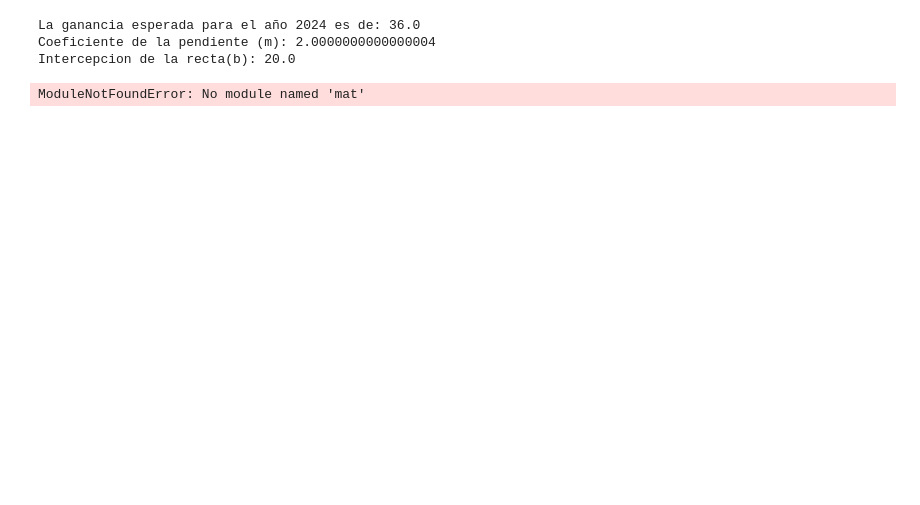
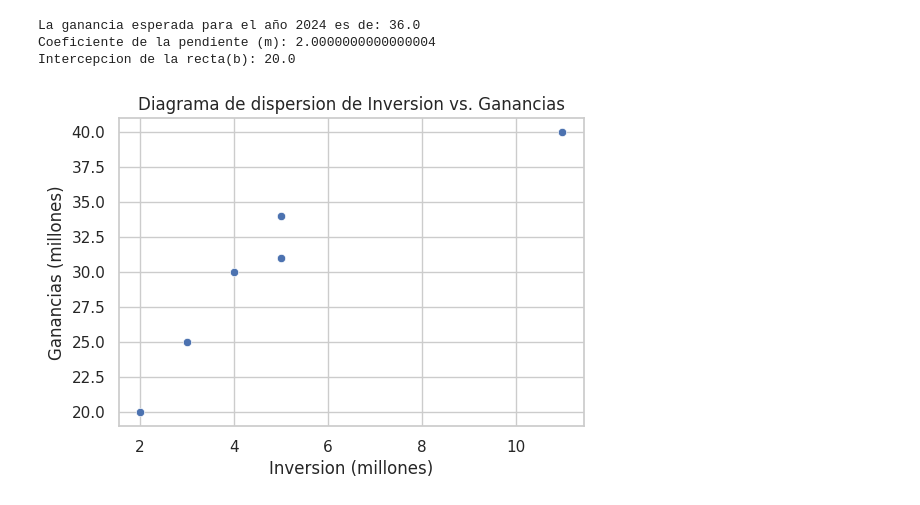
Before and after one commit to diego-sc11/Probabilidad, a Jupyter notebook: Unidad5/U5_Problema1.ipynb, the cells around one changed output. Cells and saved outputs as stored; diff of their text form; code cells hidden in the pictures; blank space fills up the shorter version.

```diff
--- a/Unidad5/U5_Problema1.ipynb
+++ b/Unidad5/U5_Problema1.ipynb
@@ -27,15 +27,21 @@ Intercepcion de la recta(b): 20.0
 # %%
 import matplotlib.pyplot as plt
 import seaborn as sns
 
 # Definir tamaño de la figura
 plt.figure(figsize=(6, 4))
 
 
 # Datos de entrada
 inversion = [2,3,5,4,11,5]
 ganancias = [20, 25,34,30,40,31]
 
-#
+#dibujar el diagrama de dispersion
+sns.scatterplot(x = inversion, y = ganancias)
+plt.title('Diagrama de dispersion de Inversion vs. Ganancias')
+plt.xlabel('Inversion (millones)')
+plt.ylabel('Ganancias (millones)')
+plt.grid(True)
+plt.show()
 # %% [output]
-ModuleNotFoundError: No module named 'mat'
+[figure, added]
```
Also changed, not shown: parts of 2 cells of this notebook.
